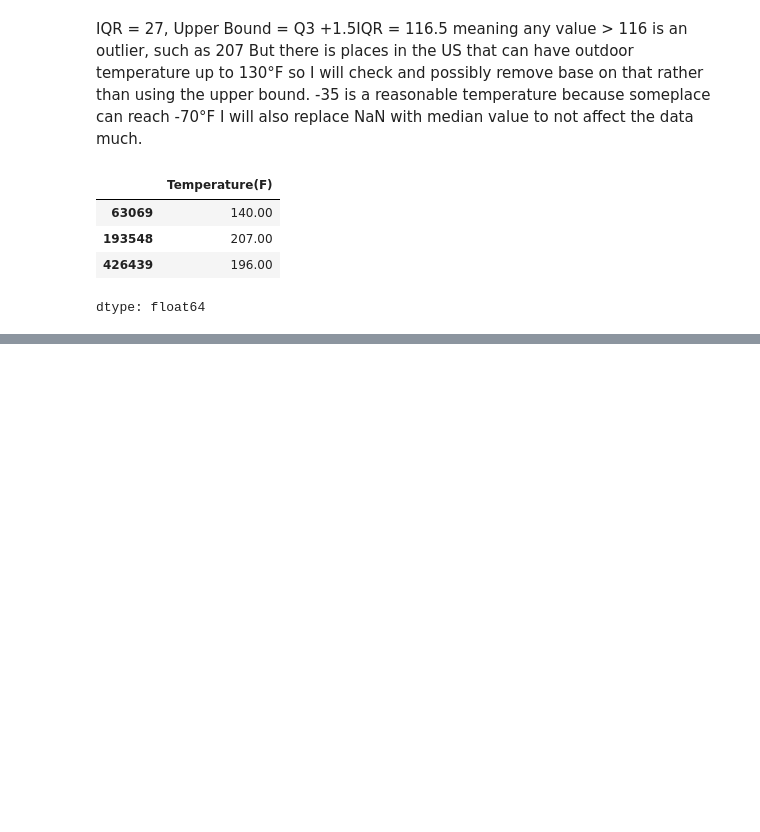
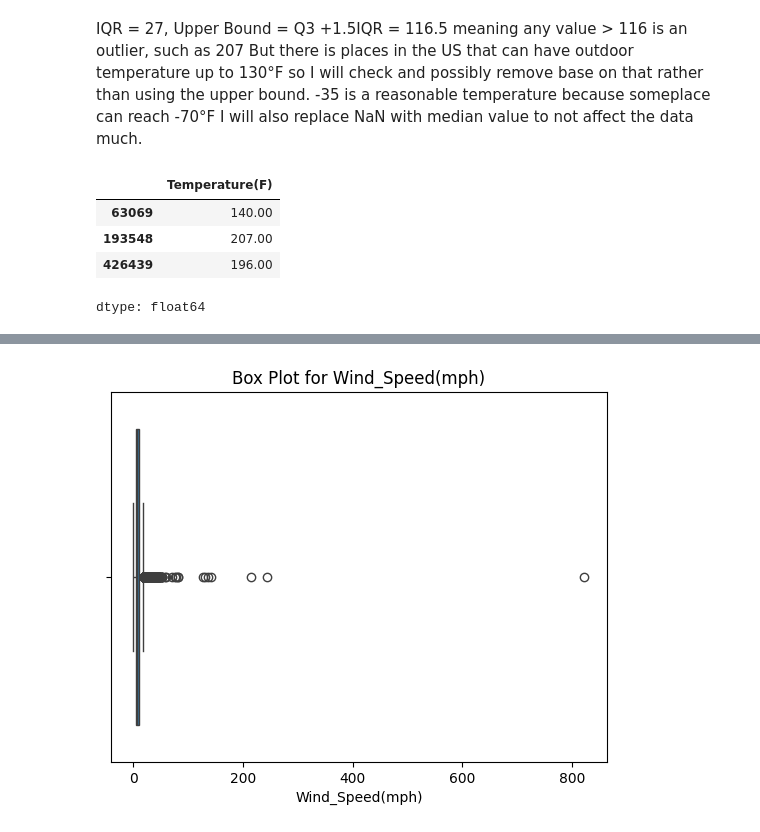
Before and after one commit to sgterrado/Need4Data-Blue-Bumper-Cars, a Jupyter notebook: Need4Data_DataClean.ipynb, the cells around one changed output, grey strips where cells are left out. Drawn from its saved outputs; the diff is of its cells as text; code cells hidden in the pictures; blank space fills up the shorter version.

```diff
--- a/Need4Data_DataClean.ipynb
+++ b/Need4Data_DataClean.ipynb
@@ -405,0 +509,2 @@ dtype: float64
+# %%
+df.loc[((df['Pressure(in)'] < 26.35) | (df['Pressure(in)'] > 32)), 'Pressure(in)'] = np.nan
@@ -405,0 +524,6 @@ dtype: float64
+# %%
+sns.boxplot(x=df['Wind_Speed(mph)'])
+plt.title("Box Plot for Wind_Speed(mph)")
+plt.show()
+# %% [output]
+[figure, added]
```
Also changed, not shown: parts of 35 cells of this notebook.
